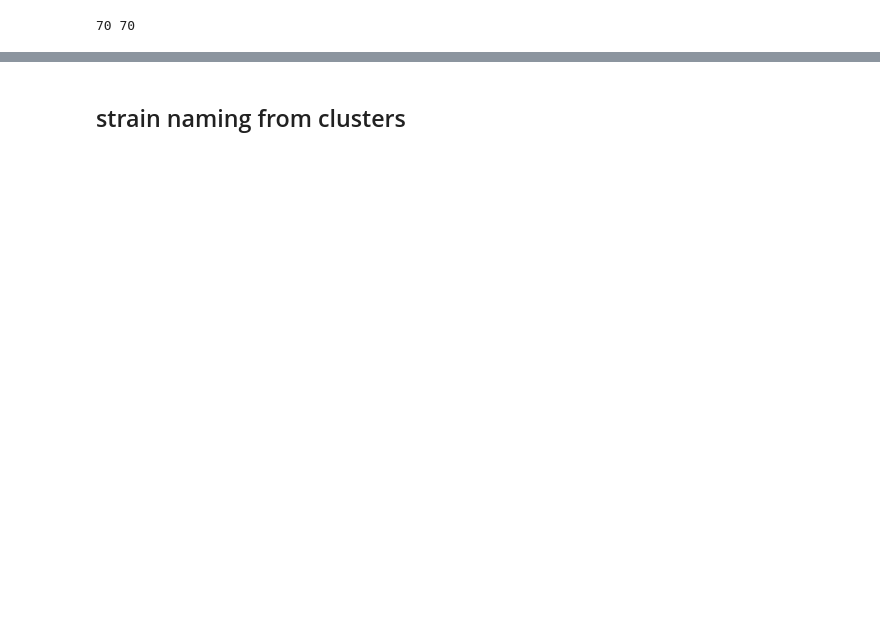
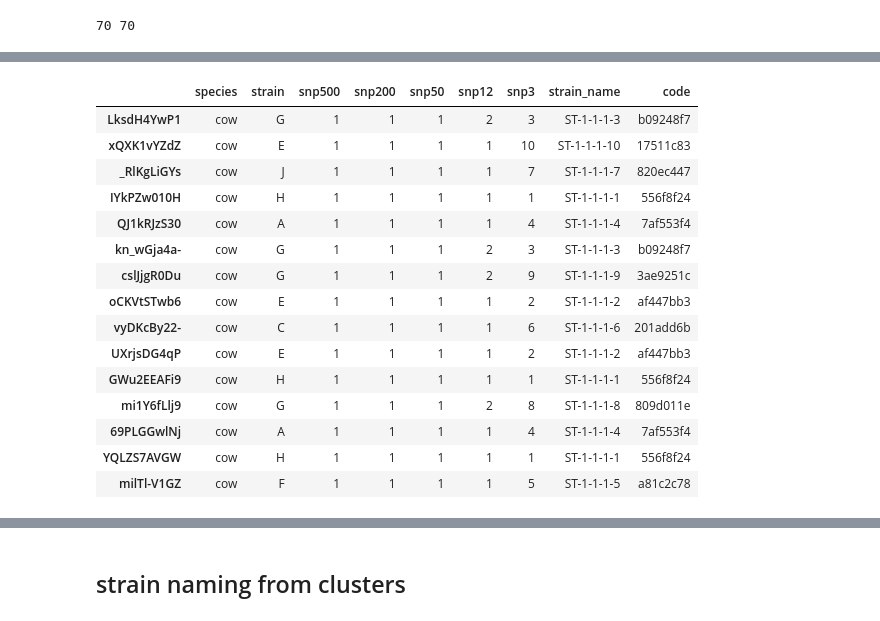
Before and after one commit to dmnfarrell/snipgenie, a Jupyter notebook: notebooks/clustering.ipynb, the cells around one changed output, grey strips where cells are left out. Saved outputs shown, nothing was run; the diff lists cells and outputs as text; code cells hidden in the pictures; blank space fills up the shorter version.

Commit message:
strain typing plug updates

```diff
--- a/notebooks/clustering.ipynb
+++ b/notebooks/clustering.ipynb
@@ -107,4 +113,23 @@ cm=dict(zip(X2[scol],X2.color))
 #X2.style.applymap(lambda x: "background-color: %s" %clustering.snp200_cmap[x], subset=[scol])
 # %% [output]
 [interactive output not drawn]
+# %%
+st1.style.applymap(lambda x: "background-color: %s" %clustering.snp200_cmap[x], subset=[scol])
+# %% [output]
+|  | species | strain | snp500 | snp200 | snp50 | snp12 | snp3 | strain_name | code |
+| LksdH4YwP1 | cow | G | 1 | 1 | 1 | 2 | 3 | ST-1-1-1-3 | b09248f7 |
+| xQXK1vYZdZ | cow | E | 1 | 1 | 1 | 1 | 10 | ST-1-1-1-10 | 17511c83 |
+| _RlKgLiGYs | cow | J | 1 | 1 | 1 | 1 | 7 | ST-1-1-1-7 | 820ec447 |
+| IYkPZw010H | cow | H | 1 | 1 | 1 | 1 | 1 | ST-1-1-1-1 | 556f8f24 |
+| QJ1kRJzS30 | cow | A | 1 | 1 | 1 | 1 | 4 | ST-1-1-1-4 | 7af553f4 |
+| kn_wGja4a- | cow | G | 1 | 1 | 1 | 2 | 3 | ST-1-1-1-3 | b09248f7 |
+| cslJjgR0Du | cow | G | 1 | 1 | 1 | 2 | 9 | ST-1-1-1-9 | 3ae9251c |
+| oCKVtSTwb6 | cow | E | 1 | 1 | 1 | 1 | 2 | ST-1-1-1-2 | af447bb3 |
+| vyDKcBy22- | cow | C | 1 | 1 | 1 | 1 | 6 | ST-1-1-1-6 | 201add6b |
+| UXrjsDG4qP | cow | E | 1 | 1 | 1 | 1 | 2 | ST-1-1-1-2 | af447bb3 |
+| GWu2EEAFi9 | cow | H | 1 | 1 | 1 | 1 | 1 | ST-1-1-1-1 | 556f8f24 |
+| mi1Y6fLlj9 | cow | G | 1 | 1 | 1 | 2 | 8 | ST-1-1-1-8 | 809d011e |
+| 69PLGGwlNj | cow | A | 1 | 1 | 1 | 1 | 4 | ST-1-1-1-4 | 7af553f4 |
+| YQLZS7AVGW | cow | H | 1 | 1 | 1 | 1 | 1 | ST-1-1-1-1 | 556f8f24 |
+| milTl-V1GZ | cow | F | 1 | 1 | 1 | 1 | 5 | ST-1-1-1-5 | a81c2c78 |
 # %%
```
Also changed, not shown: parts of 10 cells of this notebook, 12 other files.
